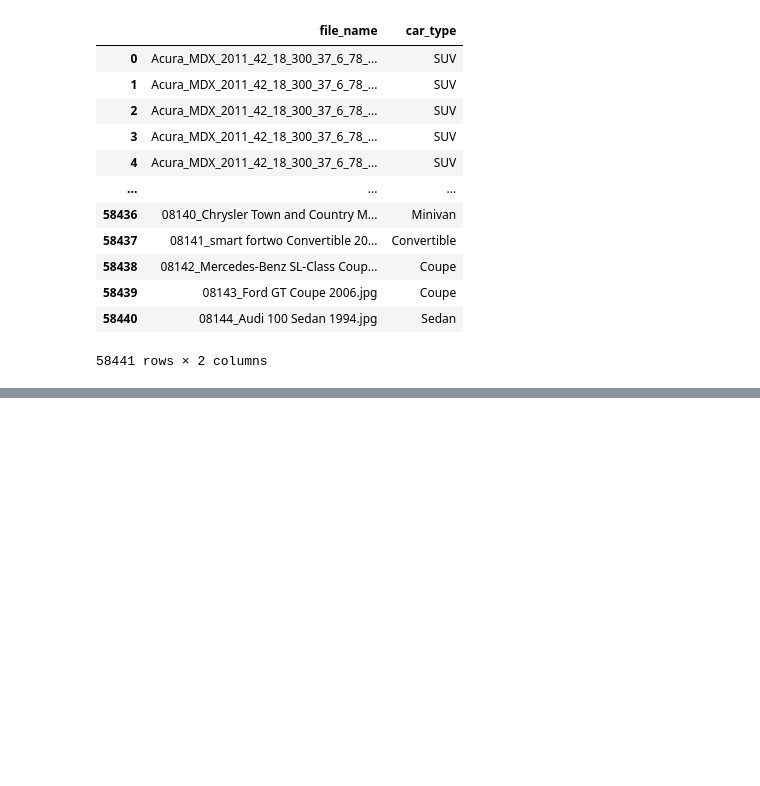
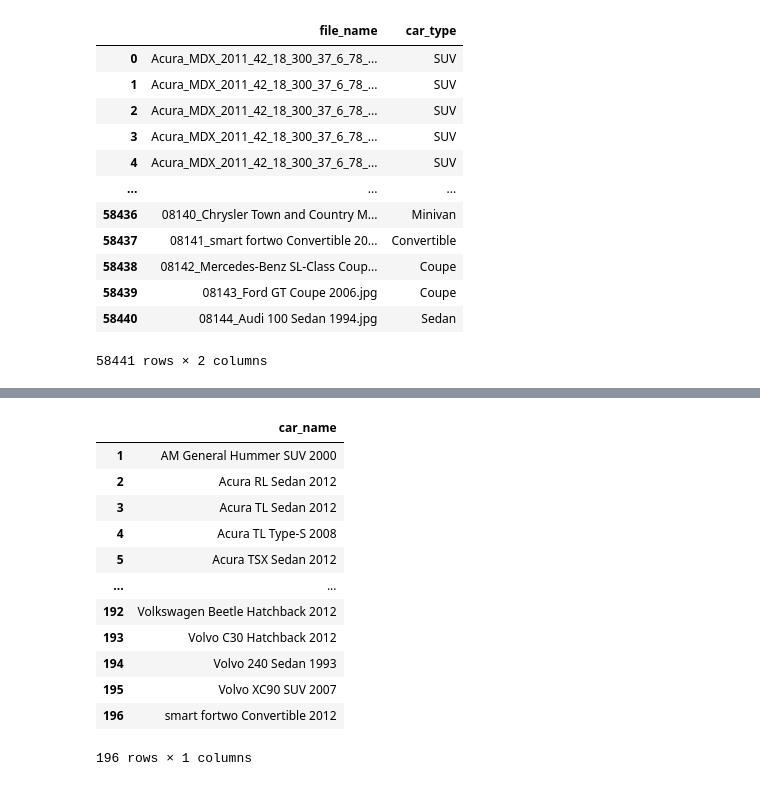
Before and after one commit to MrChriwo/car-body-prediction, a Jupyter notebook: services/data_labeling/Data_labeling.ipynb, the cells around one changed output, grey strips where cells are left out. Saved outputs shown, nothing was run; the diff lists cells and outputs as text; code cells hidden in the pictures; blank space fills up the shorter version.

```diff
--- a/services/data_labeling/Data_labeling.ipynb
+++ b/services/data_labeling/Data_labeling.ipynb
@@ -378,0 +420,26 @@ ds
+# %%
+stanford_body_path = "../../data/meta/stanford_cars_type.csv"
+stanford_body_df = pd.read_csv(stanford_body_path, index_col=0)
+stanford_body_df.drop("brand", axis=1)
+
+new_df = stanford_body_df.rename(columns={"car_code": "class_id"})
+new_df.drop(["file_name", "brand", "car_type", "new_filename"], axis=1, inplace=True)
+new_df = new_df.drop_duplicates(subset="class_id").sort_values(by="class_id")
+new_df.set_index("class_id").reset_index(drop=True)
+new_df.index = range(1, 197)
+new_df = new_df.drop("class_id", axis=1)
+new_df
+# %% [output]
+|  | car_name |
+| 1 | AM General Hummer SUV 2000 |
+| 2 | Acura RL Sedan 2012 |
+| 3 | Acura TL Sedan 2012 |
+| 4 | Acura TL Type-S 2008 |
+| 5 | Acura TSX Sedan 2012 |
+| ... | ... |
+| 192 | Volkswagen Beetle Hatchback 2012 |
+| 193 | Volvo C30 Hatchback 2012 |
+| 194 | Volvo 240 Sedan 1993 |
+| 195 | Volvo XC90 SUV 2007 |
+| 196 | smart fortwo Convertible 2012 |
+196 rows × 1 columns
```
Also changed, not shown: parts of 9 cells of this notebook, 1 other file.
